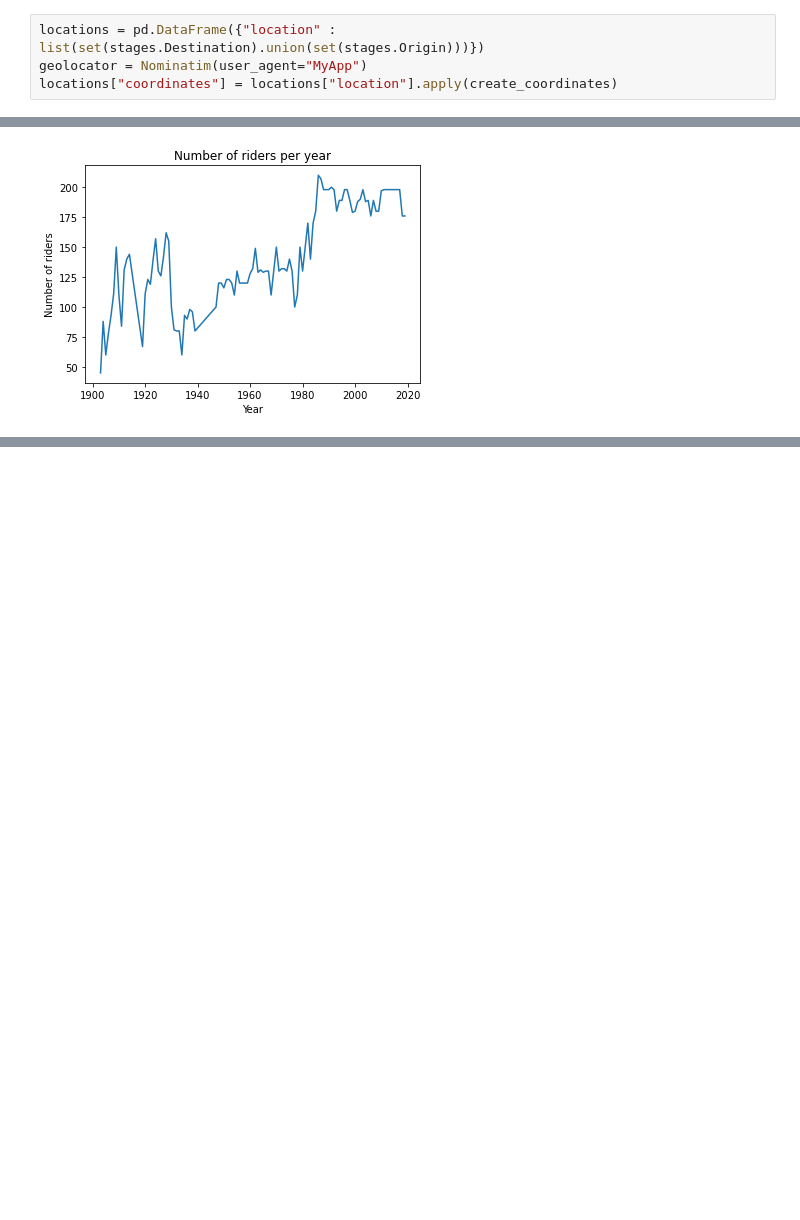
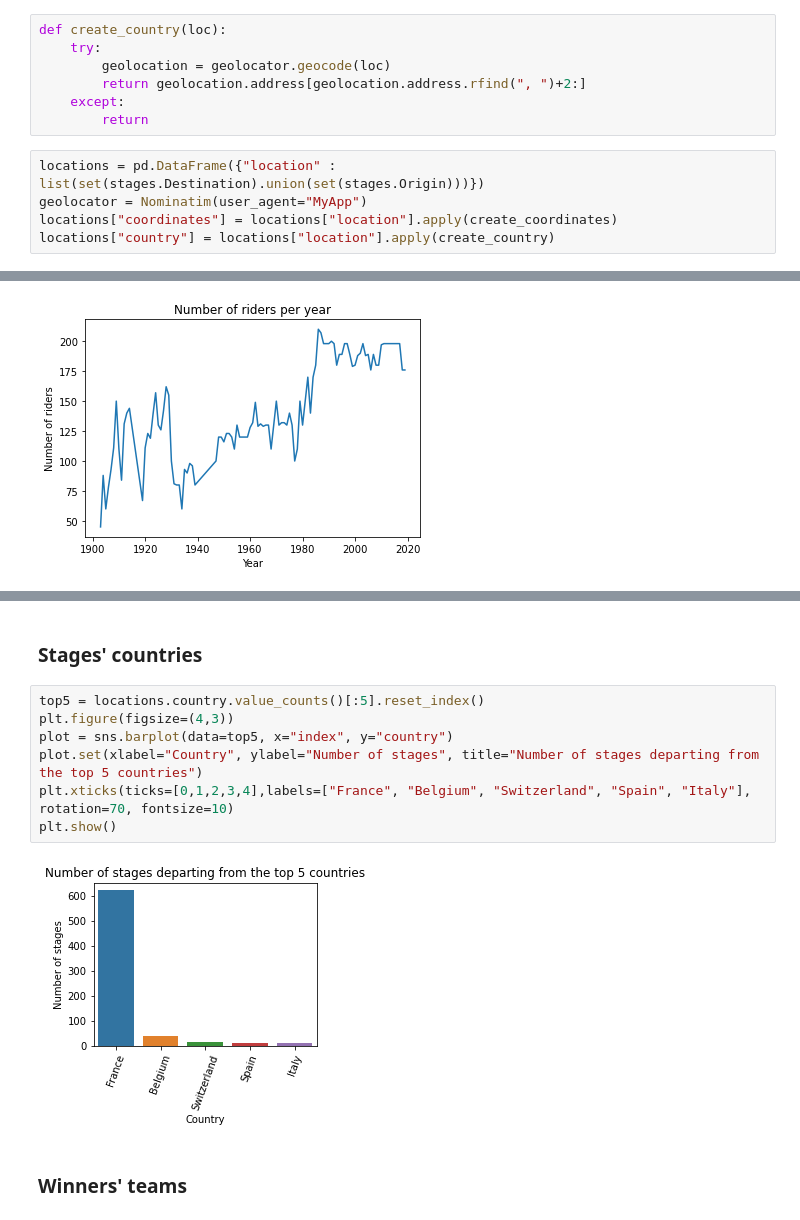
Before and after one commit to nana0211/datavis-project-2022-datawiz, a Jupyter notebook: EDA/EDA.ipynb, the cells around one changed output, grey strips where cells are left out. Drawn from its saved outputs; the diff is of its cells as text; blank space fills up the shorter version.

```diff
--- a/EDA/EDA.ipynb
+++ b/EDA/EDA.ipynb
@@ -27,10 +27,18 @@ def create_coordinates(loc):
         return (geolocation.longitude, geolocation.latitude)
     except:
         return
+# %%
+def create_country(loc):
+    try:
+        geolocation = geolocator.geocode(loc)
+        return geolocation.address[geolocation.address.rfind(", ")+2:]
+    except:
+        return
 # %%
 locations = pd.DataFrame({"location" : list(set(stages.Destination).union(set(stages.Origin)))})
 geolocator = Nominatim(user_agent="MyApp")
 locations["coordinates"] = locations["location"].apply(create_coordinates)
+locations["country"] = locations["location"].apply(create_country)
 # %%
 locations.to_csv("../data/locations.csv")
 # %% [markdown]
@@ -138,0 +163,13 @@ stage_data
+# %% [markdown]
+### Stages' countries
+# %%
+top5 = locations.country.value_counts()[:5].reset_index()
+plt.figure(figsize=(4,3))
+plot = sns.barplot(data=top5, x="index", y="country")
+plot.set(xlabel="Country", ylabel="Number of stages", title="Number of stages departing from the top 5 countries")
+plt.xticks(ticks=[0,1,2,3,4],labels=["France", "Belgium", "Switzerland", "Spain", "Italy"], rotation=70, fontsize=10)
+plt.show()
+# %% [output]
+[figure, added]
+# %% [markdown]
+### Winners' teams
```
Also changed, not shown: parts of 7 cells of this notebook, 7 other files.
